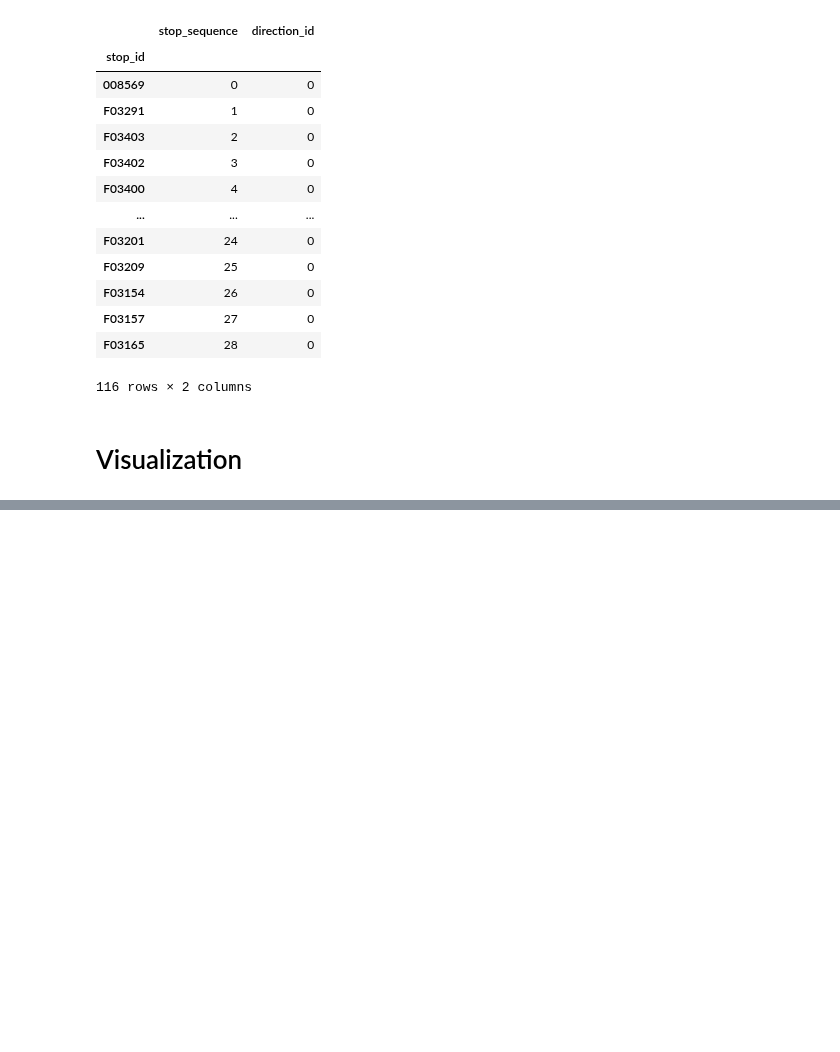
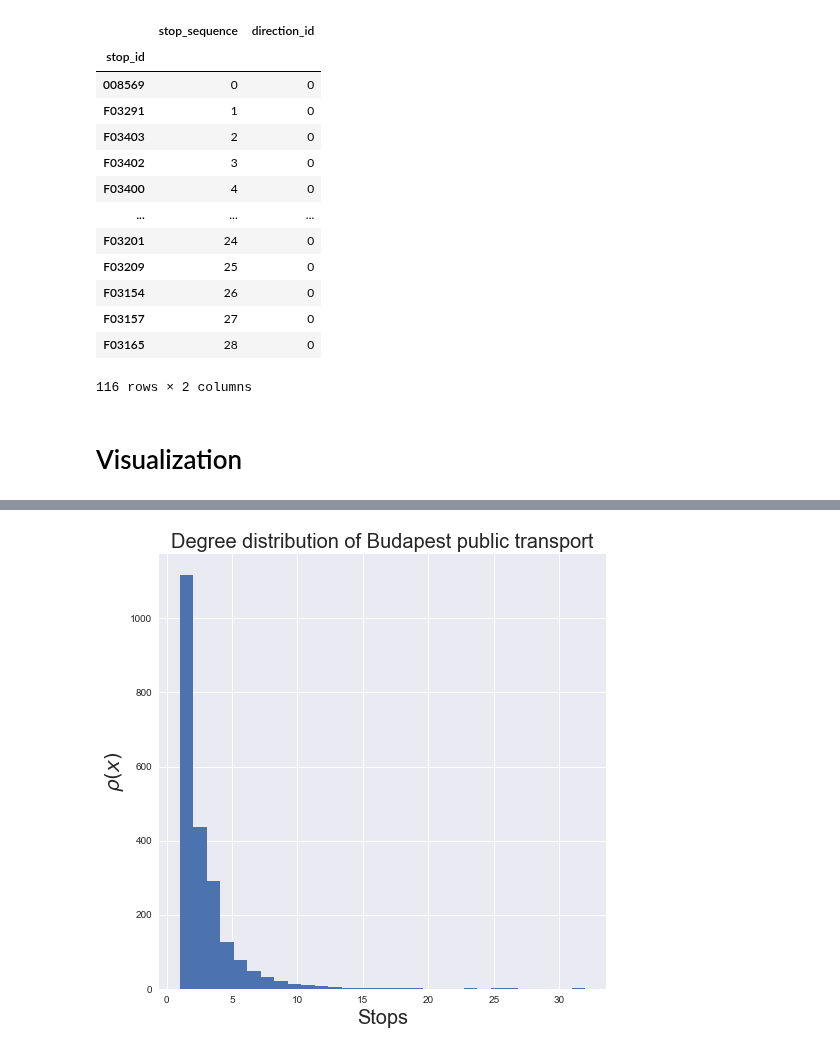
Before and after one commit to Dudgit/datalab, a Jupyter notebook: notebooks/main.ipynb, the cells around one changed output, grey strips where cells are left out. Drawn from its saved outputs; the diff is of its cells as text; code cells hidden in the pictures; blank space fills up the shorter version.

```diff
--- a/notebooks/main.ipynb
+++ b/notebooks/main.ipynb
@@ -91,0 +85,9 @@ nx.draw(
+# %%
+distr = [G2.degree(n) for n in G2.nodes()]
+plt.hist(distr, bins = 30)
+plt.title("Degree distribution of Budapest public transport")
+plt.ylabel(r"$\rho(x)$")
+plt.xlabel("Stops")
+None
+# %% [output]
+[figure, added]
```
Also changed, not shown: parts of 9 cells of this notebook.
